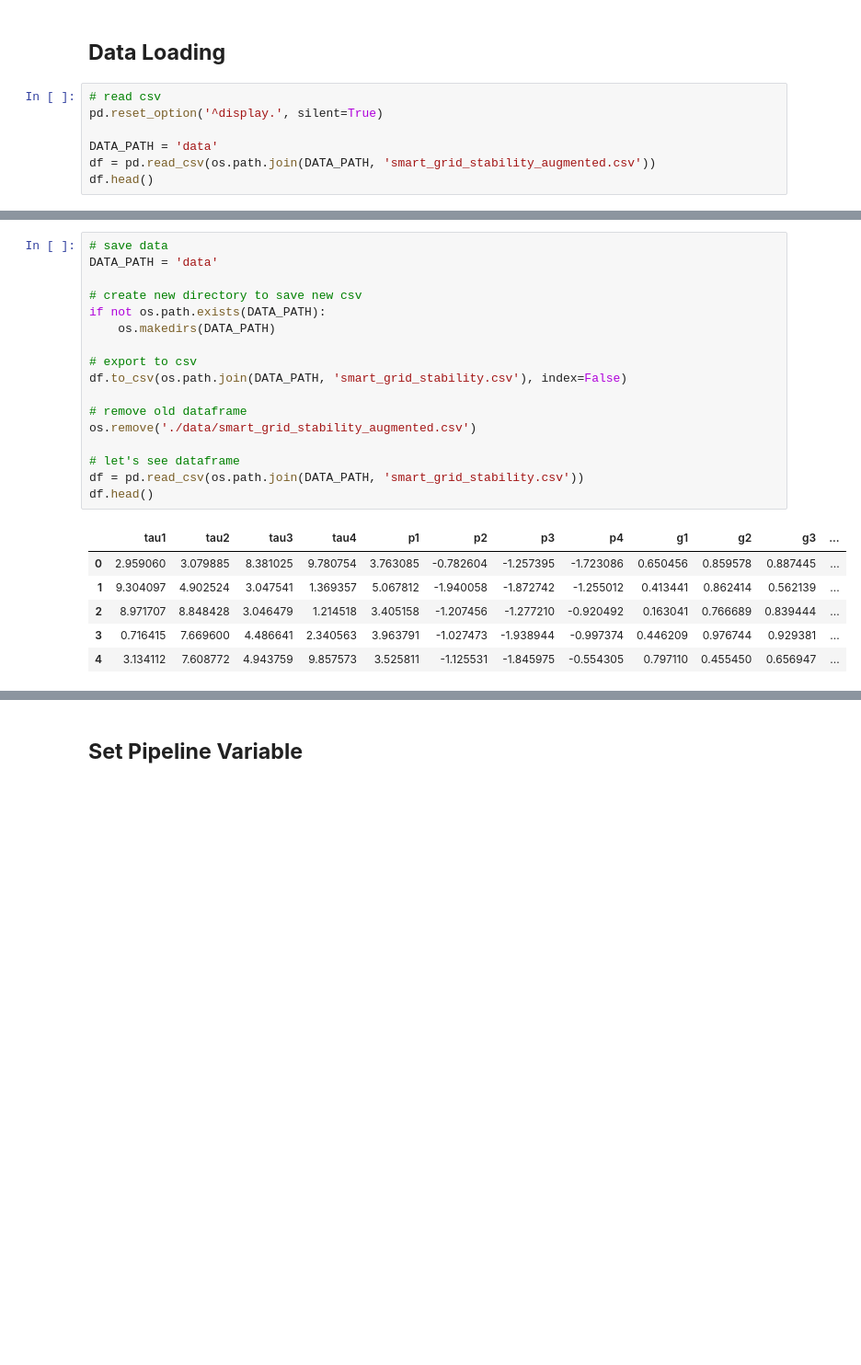
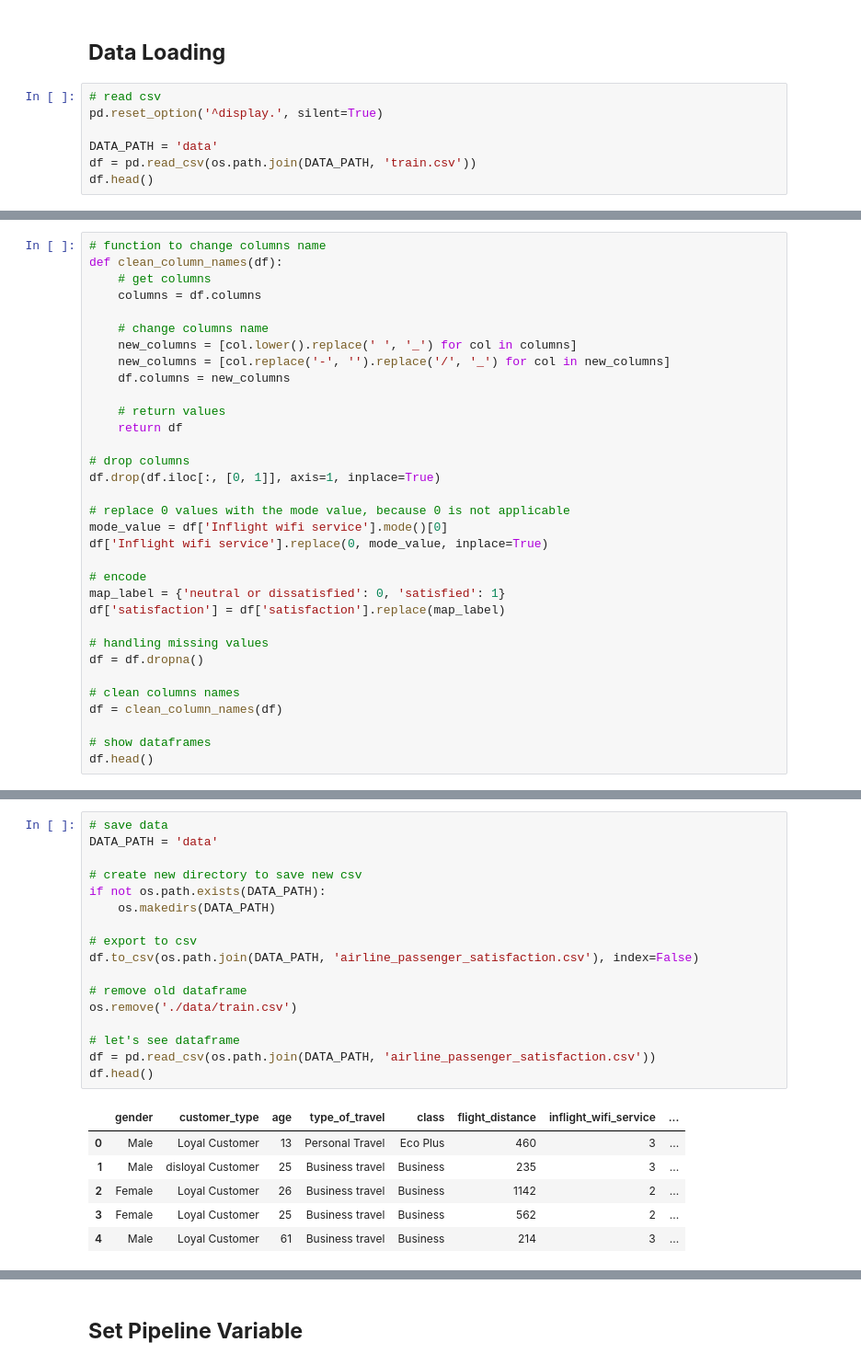
Before and after one commit to nurmuhimawann/airline-passenger-satisfaction, a Jupyter notebook: tfx_pipelines.ipynb, the cells around one changed output, grey strips where cells are left out. Shown: that part at 92% size. Cells and saved outputs as stored; diff of their text form; blank space fills up the shorter version.

```diff
--- a/tfx_pipelines.ipynb
+++ b/tfx_pipelines.ipynb
@@ -155,6 +120,6 @@ Archive:  /content/smart-grid-stability.zip
 pd.reset_option('^display.', silent=True)
 
 DATA_PATH = 'data'
-df = pd.read_csv(os.path.join(DATA_PATH, 'smart_grid_stability_augmented.csv'))
+df = pd.read_csv(os.path.join(DATA_PATH, 'train.csv'))
 df.head()
 # %% [output]
@@ -228,0 +195,33 @@ df.head()
+# %%
+# function to change columns name
+def clean_column_names(df):
+    # get columns
+    columns = df.columns
+
+    # change columns name
+    new_columns = [col.lower().replace(' ', '_') for col in columns]
+    new_columns = [col.replace('-', '').replace('/', '_') for col in new_columns]
+    df.columns = new_columns
+
+    # return values
+    return df
+
+# drop columns
+df.drop(df.iloc[:, [0, 1]], axis=1, inplace=True)
+
+# replace 0 values with the mode value, because 0 is not applicable
+mode_value = df['Inflight wifi service'].mode()[0]
+df['Inflight wifi service'].replace(0, mode_value, inplace=True)
+
+# encode
+map_label = {'neutral or dissatisfied': 0, 'satisfied': 1}
+df['satisfaction'] = df['satisfaction'].replace(map_label)
+
+# handling missing values
+df = df.dropna()
+
+# clean columns names
+df = clean_column_names(df)
+
+# show dataframes
+df.head()
@@ -229,24 +249,24 @@ df.head()
 # %%
 # save data
 DATA_PATH = 'data'
 
 # create new directory to save new csv
 if not os.path.exists(DATA_PATH):
     os.makedirs(DATA_PATH)
 
 # export to csv
-df.to_csv(os.path.join(DATA_PATH, 'smart_grid_stability.csv'), index=False)
+df.to_csv(os.path.join(DATA_PATH, 'airline_passenger_satisfaction.csv'), index=False)
 
 # remove old dataframe
-os.remove('./data/smart_grid_stability_augmented.csv')
+os.remove('./data/train.csv')
 
 # let's see dataframe
-df = pd.read_csv(os.path.join(DATA_PATH, 'smart_grid_stability.csv'))
+df = pd.read_csv(os.path.join(DATA_PATH, 'airline_passenger_satisfaction.csv'))
 df.head()
 # %% [output]
-|  | tau1 | tau2 | tau3 | tau4 | p1 | p2 | p3 | p4 | g1 | g2 | g3 | ... |
-| 0 | 2.959060 | 3.079885 | 8.381025 | 9.780754 | 3.763085 | -0.782604 | -1.257395 | -1.723086 | 0.650456 | 0.859578 | 0.887445 | ... |
-| 1 | 9.304097 | 4.902524 | 3.047541 | 1.369357 | 5.067812 | -1.940058 | -1.872742 | -1.255012 | 0.413441 | 0.862414 | 0.562139 | ... |
-| 2 | 8.971707 | 8.848428 | 3.046479 | 1.214518 | 3.405158 | -1.207456 | -1.277210 | -0.920492 | 0.163041 | 0.766689 | 0.839444 | ... |
-| 3 | 0.716415 | 7.669600 | 4.486641 | 2.340563 | 3.963791 | -1.027473 | -1.938944 | -0.997374 | 0.446209 | 0.976744 | 0.929381 | ... |
-| 4 | 3.134112 | 7.608772 | 4.943759 | 9.857573 | 3.525811 | -1.125531 | -1.845975 | -0.554305 | 0.797110 | 0.455450 | 0.656947 | ... |
+|  | gender | customer_type | age | type_of_travel | class | flight_distance | inflight_wifi_service | ... |
+| 0 | Male | Loyal Customer | 13 | Personal Travel | Eco Plus | 460 | 3 | ... |
+| 1 | Male | disloyal Customer | 25 | Business travel | Business | 235 | 3 | ... |
+| 2 | Female | Loyal Customer | 26 | Business travel | Business | 1142 | 2 | ... |
+| 3 | Female | Loyal Customer | 25 | Business travel | Business | 562 | 2 | ... |
+| 4 | Male | Loyal Customer | 61 | Business travel | Business | 214 | 3 | ... |
```
Also changed, not shown: parts of 24 cells of this notebook, 15 other files.
